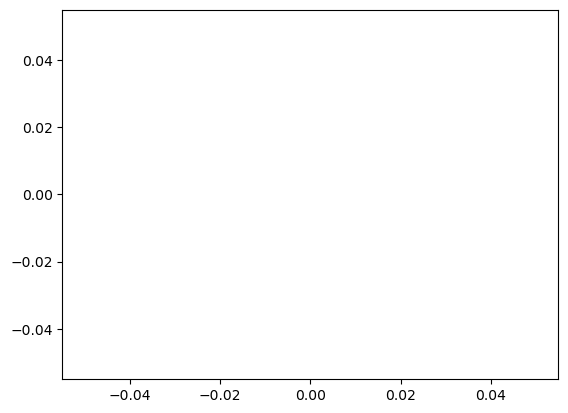
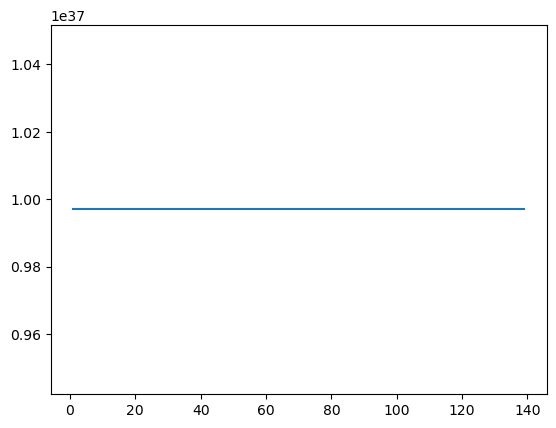
Unified diff of the notebook cell whose output changed from the first chart to the second:
--- before
+++ after
@@ -1,4 +1,5 @@
-with h5py.File(path_to_hdf5+'/data_training.h5', 'r') as f:
+with h5py.File(path_to_hdf5+'/419.h5', 'r') as f:
     print("Keys:", list(f.keys()))
-    print(np.shape(f['25454']['boundary_conditions_and_time']))
-    plt.plot(f['25454']['boundary_conditions_and_time'][0,:,0])
+    print(np.shape(f['vessel/face/Q_m_liq_face']))
+    print(f['other/global/vessel_rupture_time'][-1])
+    plt.plot(f['vessel/face/Q_m_liq_face'][33239])

Commit: added a check for datasets without vessel rupture